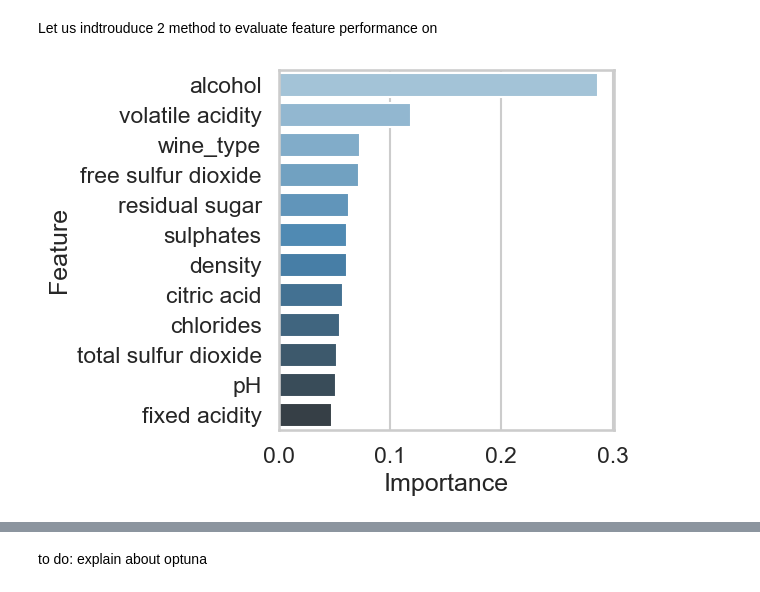
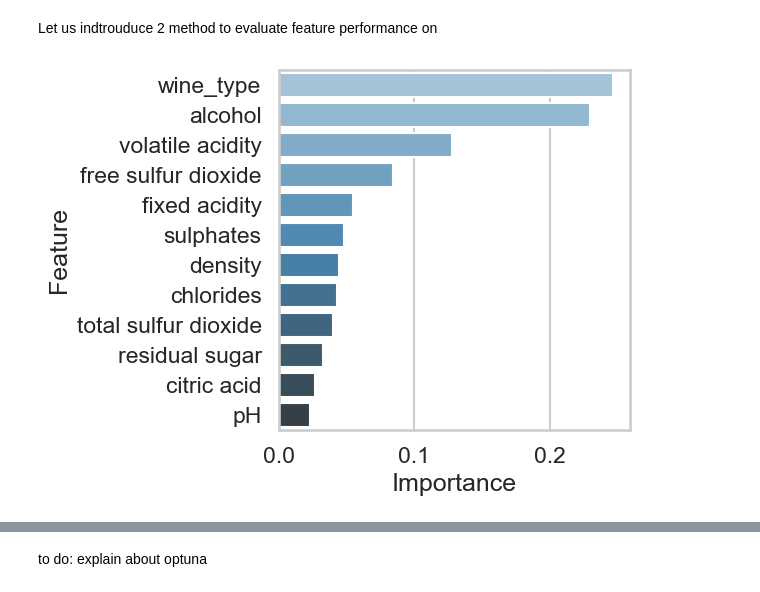
Before and after one commit to airbagdeer/tabular-ds-project, a Jupyter notebook: EX2.ipynb, the cells around one changed output, grey strips where cells are left out. Cells and saved outputs as stored; diff of their text form; code cells hidden in the pictures.

```diff
--- a/EX2.ipynb
+++ b/EX2.ipynb
@@ -396,10 +388,10 @@ to do: add insights:
 # %% [markdown]
 Let us indtrouduce 2 method to evaluate feature performance on
 # %%
-def plot_importance(model):
+def plot_importance(model, X):
     importances_df = pd.DataFrame({
         'Feature': X.columns,
-        'Importance': basic_model.feature_importances_
+        'Importance': model.feature_importances_
     }).sort_values('Importance', ascending=False)
 
     sns.set_style("whitegrid")
@@ -429,9 +421,9 @@ def plot_shap_values_by_classes(shap_values, X_test, y_test, classes_numbers=[3,
     plt.tight_layout(pad=3.0)
     plt.show()
 # %%
-plot_importance(xgboost_basic_model)
+plot_importance(model=xgboost_basic_model, X=X_test)
 # %% [output]
-[figure, old version]
+[figure, new version]
 # %%
 explainer = shap.TreeExplainer(xgboost_basic_model)
 shap_values = explainer.shap_values(X_test, y_pred)
```
Also changed, not shown: parts of 86 cells of this notebook, 1 other file.
